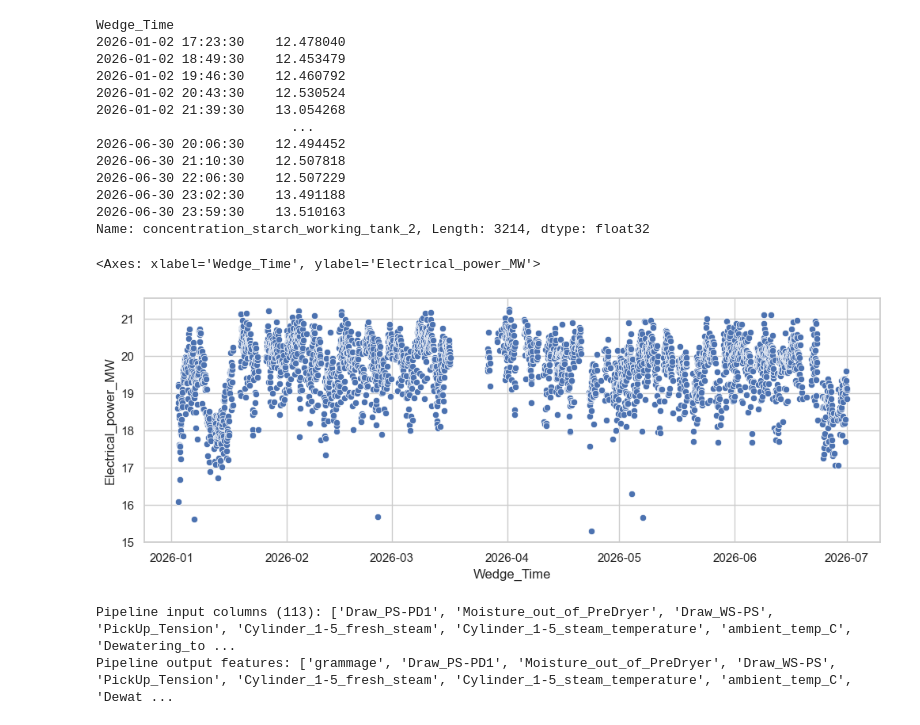
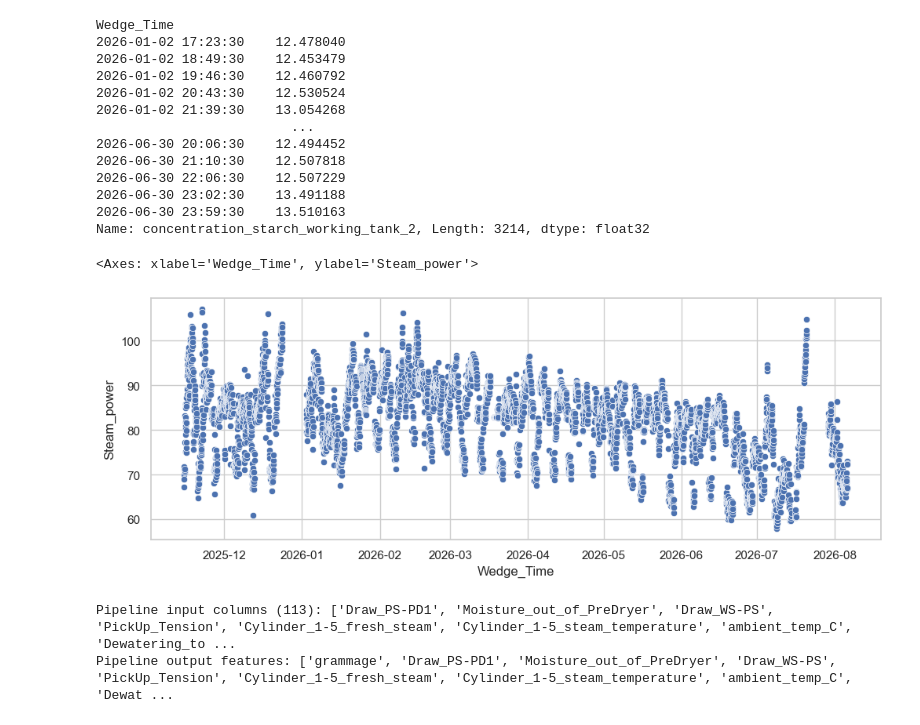
Before and after one commit to Miggon-dev/costimiser2, a Jupyter notebook: training/steam.ipynb, the cells around one changed output. Drawn from its saved outputs; the diff is of its cells as text; code cells hidden in the pictures.

```diff
--- a/training/steam.ipynb
+++ b/training/steam.ipynb
@@ -298,11 +298,13 @@ Wedge_Time
 2026-06-30 23:02:30    13.491188
 2026-06-30 23:59:30    13.510163
 Name: concentration_starch_working_tank_2, Length: 3214, dtype: float32
+# %%
+turnup_data = turnup_data.reset_index()
 # %%
-sns.scatterplot(turnup_data.reset_index(), x="Wedge_Time", y='Electrical_power_MW')
+sns.scatterplot(turnup_data[turnup_data.Wedge_Time>"2025-11-15"], x="Wedge_Time", y='Steam_power')
 # %% [output]
-<Axes: xlabel='Wedge_Time', ylabel='Electrical_power_MW'>
+<Axes: xlabel='Wedge_Time', ylabel='Steam_power'>
-[figure, old version]
+[figure, new version]
 # %%
 import re
 from preprocessing import build_pre_estimator
```
Also changed, not shown: 12 other files.
